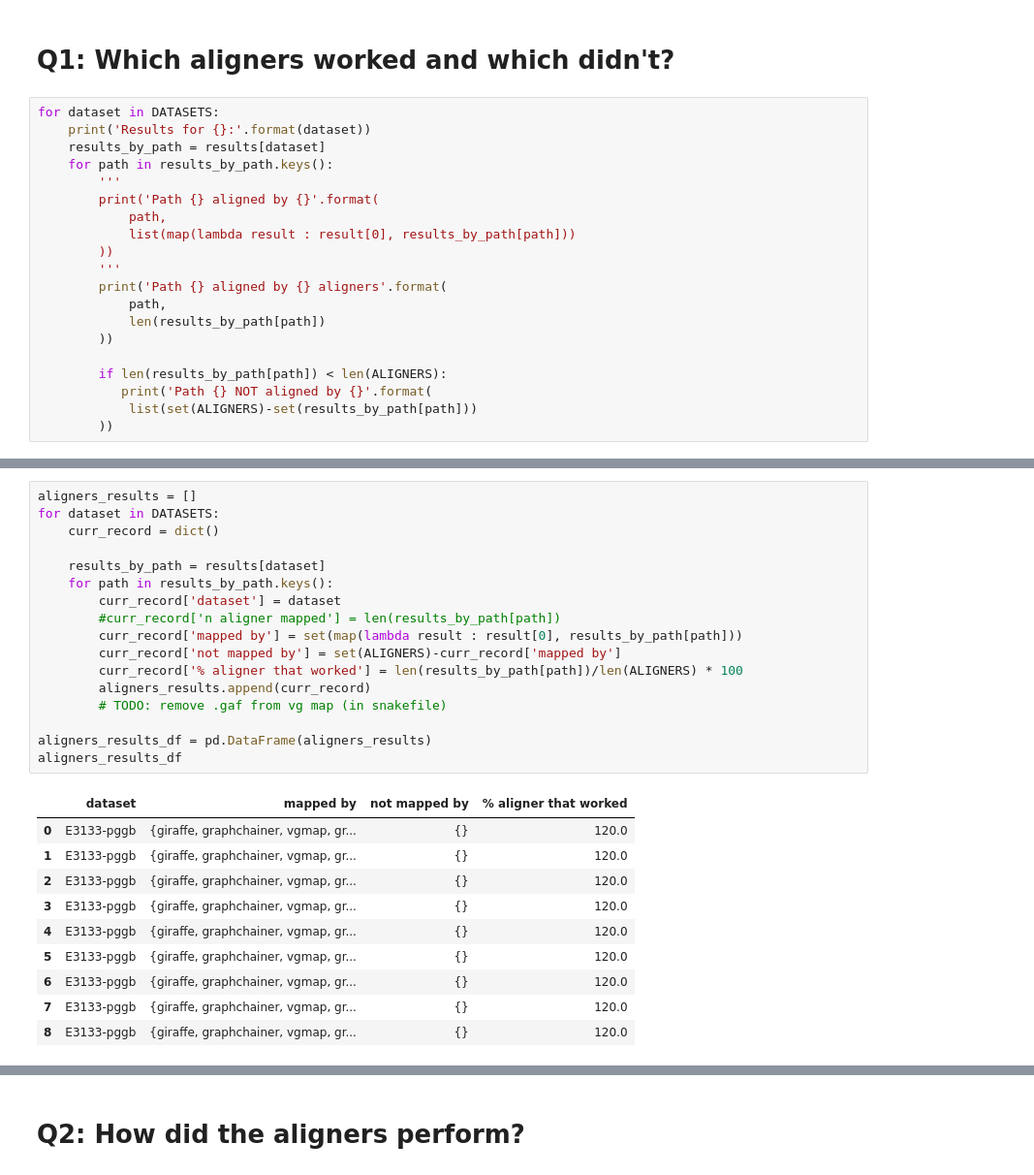
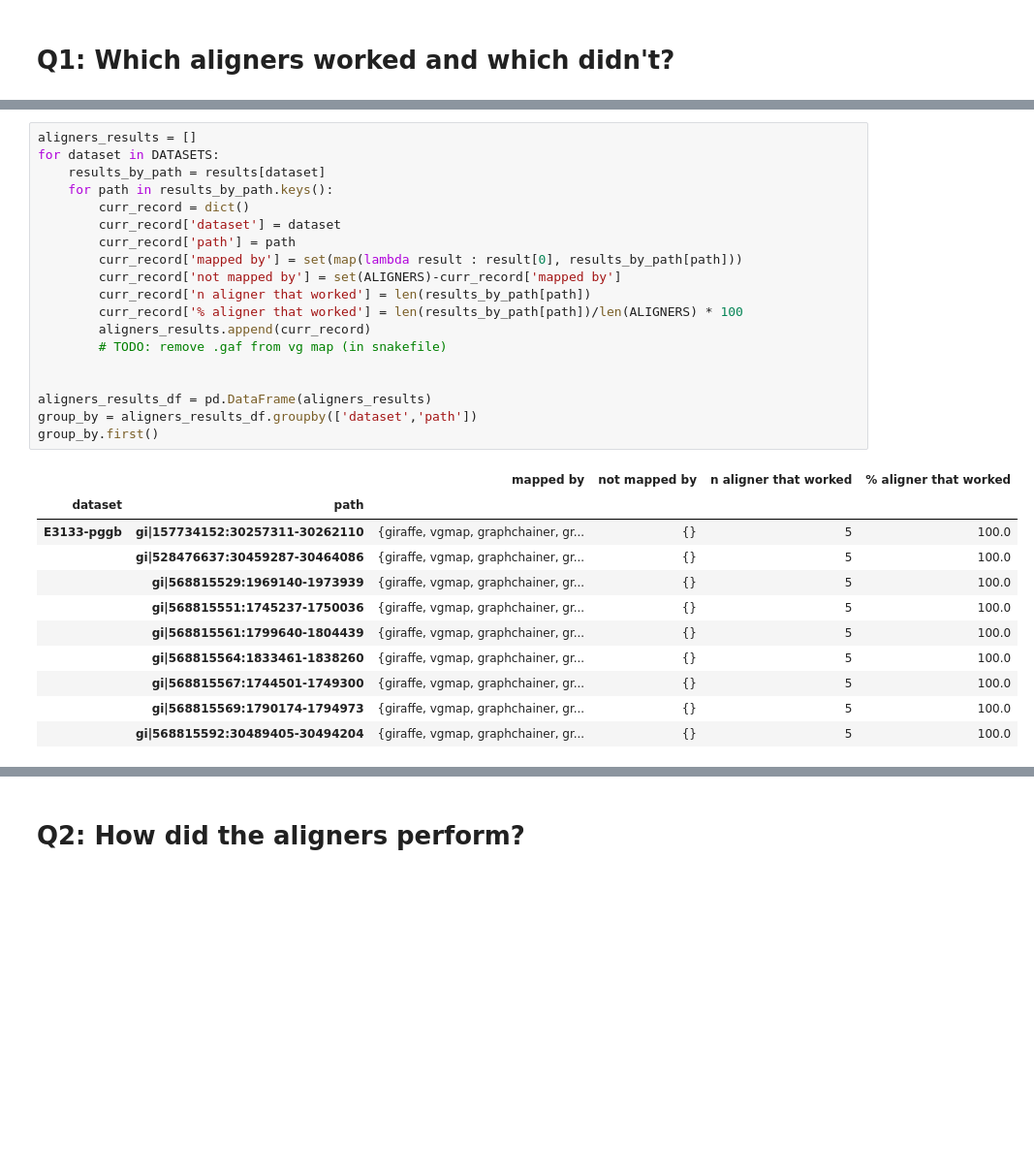
Before and after one commit to HopedWall/vgaligner-new-experiments, a Jupyter notebook: Analysis.ipynb, the cells around one changed output, grey strips where cells are left out. Shown at 97% size. Drawn from its saved outputs; the diff is of its cells as text; blank space fills up the shorter version.

```diff
--- a/Analysis.ipynb
+++ b/Analysis.ipynb
@@ -31,23 +50,3 @@ for dataset in DATASETS:
     results[dataset] = results_by_path
 # %% [markdown]
 # Q1: Which aligners worked and which didn't?
-# %%
-for dataset in DATASETS:
-    print('Results for {}:'.format(dataset))
-    results_by_path = results[dataset]
-    for path in results_by_path.keys():
-        '''
-        print('Path {} aligned by {}'.format(
-            path,
-            list(map(lambda result : result[0], results_by_path[path]))
-        ))
-        '''
-        print('Path {} aligned by {} aligners'.format(
-            path,
-            len(results_by_path[path])
-        ))
-
-        if len(results_by_path[path]) < len(ALIGNERS):
-           print('Path {} NOT aligned by {}'.format(
-            list(set(ALIGNERS)-set(results_by_path[path]))
-        ))
@@ -65,28 +53,31 @@ Path gi|528476637:30459287-30464086 aligned by 6 aligners
 # %%
 aligners_results = []
 for dataset in DATASETS:
-    curr_record = dict()
-
     results_by_path = results[dataset]
     for path in results_by_path.keys():
+        curr_record = dict()
         curr_record['dataset'] = dataset
-        #curr_record['n aligner mapped'] = len(results_by_path[path])
+        curr_record['path'] = path
         curr_record['mapped by'] = set(map(lambda result : result[0], results_by_path[path]))
         curr_record['not mapped by'] = set(ALIGNERS)-curr_record['mapped by']
+        curr_record['n aligner that worked'] = len(results_by_path[path])
         curr_record['% aligner that worked'] = len(results_by_path[path])/len(ALIGNERS) * 100
         aligners_results.append(curr_record)
         # TODO: remove .gaf from vg map (in snakefile)
 
+
 aligners_results_df = pd.DataFrame(aligners_results)
-aligners_results_df
+group_by = aligners_results_df.groupby(['dataset','path'])
+group_by.first()
 # %% [output]
-|  | dataset | mapped by | not mapped by | % aligner that worked |
-| 0 | E3133-pggb | {giraffe, graphchainer, vgmap, gr... | {} | 120.0 |
-| 1 | E3133-pggb | {giraffe, graphchainer, vgmap, gr... | {} | 120.0 |
-| 2 | E3133-pggb | {giraffe, graphchainer, vgmap, gr... | {} | 120.0 |
-| 3 | E3133-pggb | {giraffe, graphchainer, vgmap, gr... | {} | 120.0 |
-| 4 | E3133-pggb | {giraffe, graphchainer, vgmap, gr... | {} | 120.0 |
-| 5 | E3133-pggb | {giraffe, graphchainer, vgmap, gr... | {} | 120.0 |
-| 6 | E3133-pggb | {giraffe, graphchainer, vgmap, gr... | {} | 120.0 |
-| 7 | E3133-pggb | {giraffe, graphchainer, vgmap, gr... | {} | 120.0 |
-| 8 | E3133-pggb | {giraffe, graphchainer, vgmap, gr... | {} | 120.0 |
+|  |  | mapped by | not mapped by | n aligner that worked | % aligner that worked |
+| dataset | path |  |  |  |  |
+| E3133-pggb | gi|157734152:30257311-30262110 | {giraffe, vgmap, graphchainer, gr... | {} | 5 | 100.0 |
+|  | gi|528476637:30459287-30464086 | {giraffe, vgmap, graphchainer, gr... | {} | 5 | 100.0 |
+|  | gi|568815529:1969140-1973939 | {giraffe, vgmap, graphchainer, gr... | {} | 5 | 100.0 |
+|  | gi|568815551:1745237-1750036 | {giraffe, vgmap, graphchainer, gr... | {} | 5 | 100.0 |
+|  | gi|568815561:1799640-1804439 | {giraffe, vgmap, graphchainer, gr... | {} | 5 | 100.0 |
+|  | gi|568815564:1833461-1838260 | {giraffe, vgmap, graphchainer, gr... | {} | 5 | 100.0 |
+|  | gi|568815567:1744501-1749300 | {giraffe, vgmap, graphchainer, gr... | {} | 5 | 100.0 |
+|  | gi|568815569:1790174-1794973 | {giraffe, vgmap, graphchainer, gr... | {} | 5 | 100.0 |
+|  | gi|568815592:30489405-30494204 | {giraffe, vgmap, graphchainer, gr... | {} | 5 | 100.0 |
```
Also changed, not shown: parts of 8 cells of this notebook, 2 other files.
